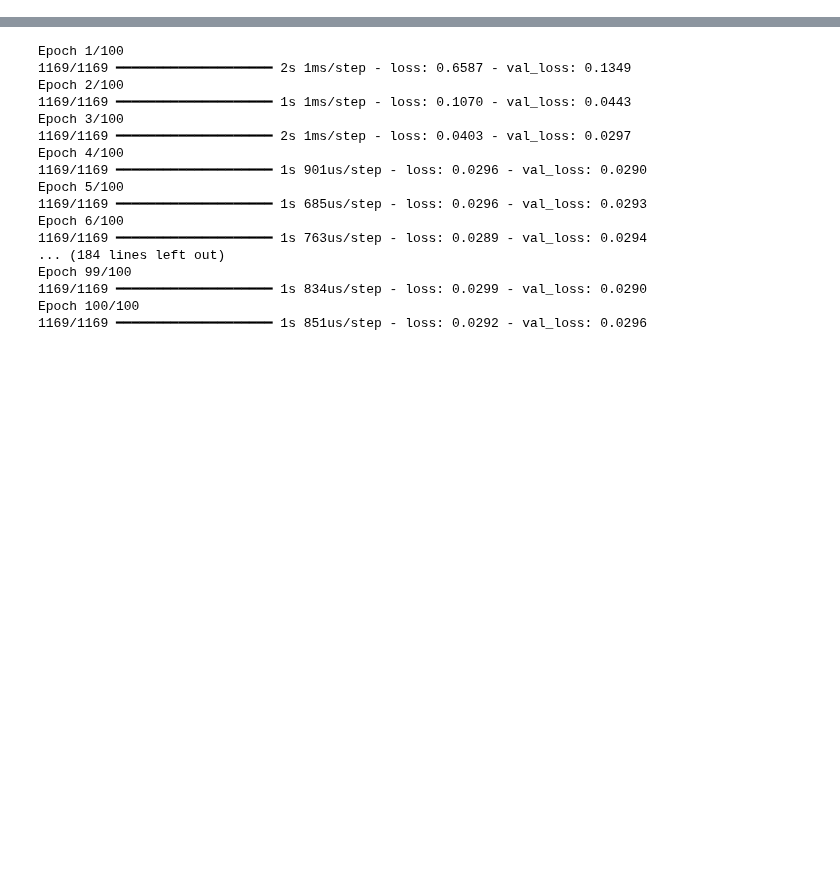
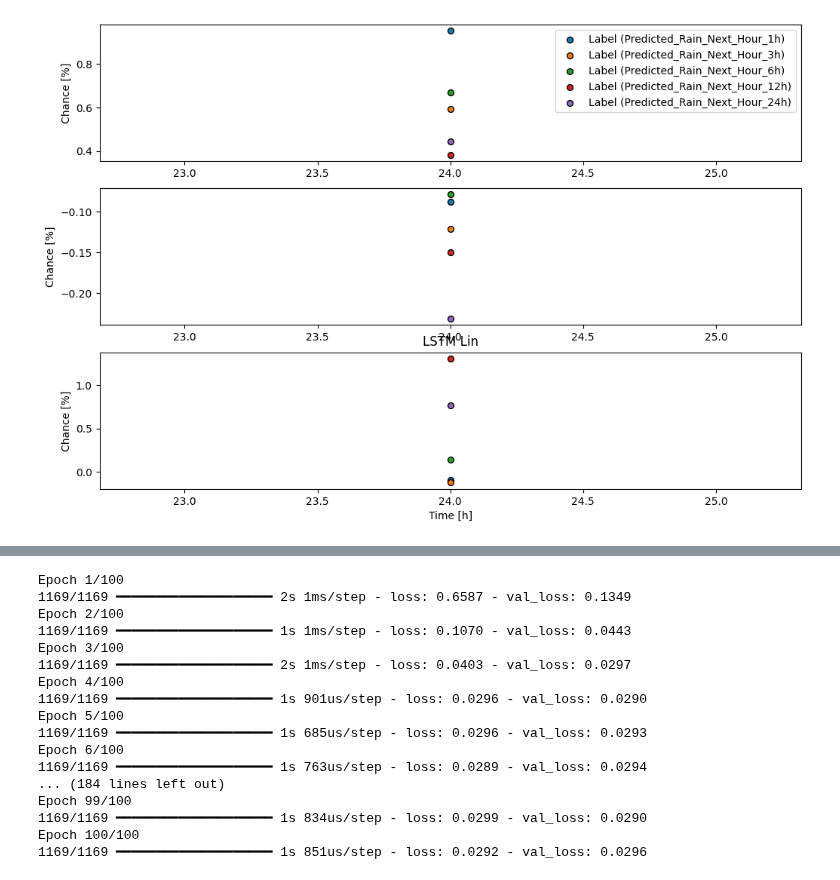
Before and after one commit to kiat/tx-soil-moisture, a Jupyter notebook: Precipitation-Percentage-Forecasting/linear_regression_prediction.ipynb, the cells around one changed output, grey strips where cells are left out. Saved outputs shown, nothing was run; the diff lists cells and outputs as text; code cells hidden in the pictures; blank space fills up the shorter version.

```diff
--- a/Precipitation-Percentage-Forecasting/linear_regression_prediction.ipynb
+++ b/Precipitation-Percentage-Forecasting/linear_regression_prediction.ipynb
@@ -23,7 +23,12 @@ from helpers import load_data, preprocess, normalize, create_window, train_and_e
 To enable the following instructions: AVX2 FMA, in other operations, rebuild TensorFlow with the appropriate compiler flags.
 # %%
-df = load_data(3)
-df = preprocess(df)
+df = pd.read_csv("./Station3_precipitation_chance.csv", index_col=0, parse_dates=True)
+df = df[~df.index.duplicated(keep='first')]
+#df = preprocess(df)
 df = normalize(df)
 df = df.drop(columns = ['SWC_5', 'SWC_10', 'SWC_20', 'SWC_50', 'T_5', 'T_10', 'T_20', 'T_50'])
 df.head()
+n = len(df)
+train_df = df[0:int(n*0.7)]
+val_df = df[int(n*0.7):int(n*0.9)]
+test_df = df[int(n*0.9):]
@@ -36,0 +35,10 @@ df.head()
+# %%
+window = create_window(
+        input_width=24,
+        label_width=1,
+        shift=1,
+        train_df=train_df,
+        val_df=val_df,
+        test_df=test_df,
+        label_columns=['Predicted_Rain_Next_Hour_1h', 'Predicted_Rain_Next_Hour_3h', 'Predicted_Rain_Next_Hour_6h', 'Predicted_Rain_Next_Hour_12h', 'Predicted_Rain_Next_Hour_24h']
+    )
@@ -36,0 +70,4 @@ df.head()
+# %%
+window.plot("LSTM", config="Lin")
+# %% [output]
+[figure, added]
```
Also changed, not shown: parts of 8 cells of this notebook, 7 other files.
